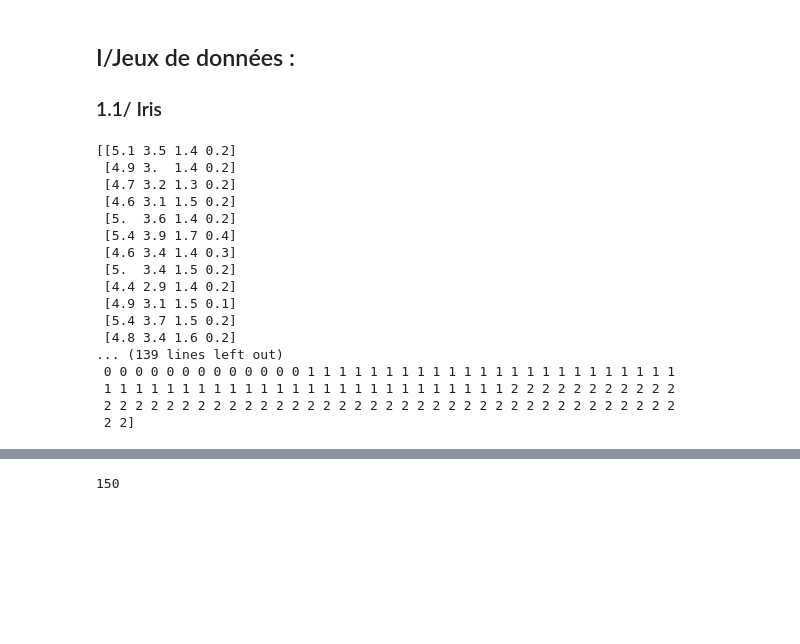
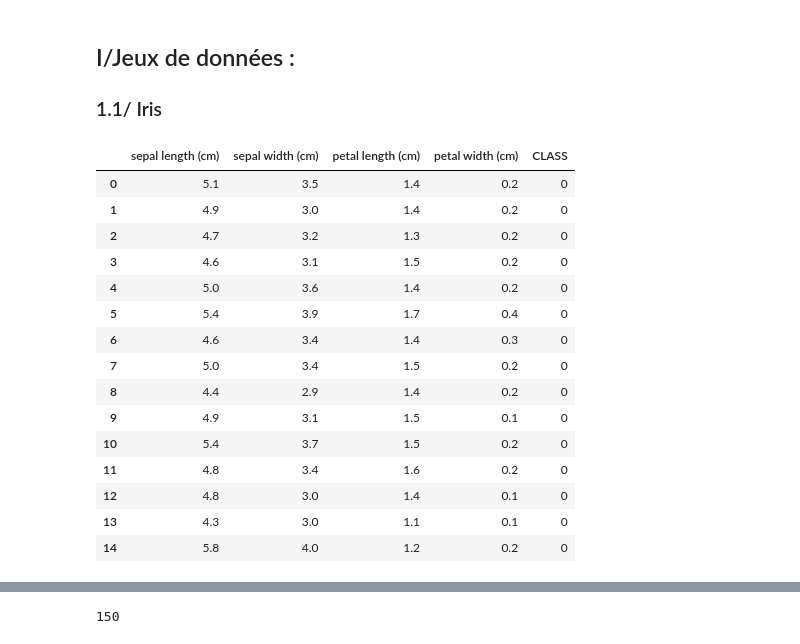
Before and after one commit to benabdalla-oussama/ML_iris_classification, a Jupyter notebook: Tp2Dataminig.ipynb, the cells around one changed output, grey strips where cells are left out. Drawn from its saved outputs; the diff is of its cells as text; code cells hidden in the pictures; blank space fills up the shorter version.

```diff
--- a/Tp2Dataminig.ipynb
+++ b/Tp2Dataminig.ipynb
@@ -22,23 +23,24 @@ from sklearn import tree
 ### 1.1/ Iris
 # %%
 irisData = datasets.load_iris()
-print (irisData.data)
-print (irisData.target)
+ir = pd.DataFrame(irisData.data)
+ir.columns = irisData.feature_names
+ir['CLASS'] = irisData.target
+ir.head(15)
 # %% [output]
-[[5.1 3.5 1.4 0.2]
- [4.9 3.  1.4 0.2]
- [4.7 3.2 1.3 0.2]
- [4.6 3.1 1.5 0.2]
- [5.  3.6 1.4 0.2]
- [5.4 3.9 1.7 0.4]
- [4.6 3.4 1.4 0.3]
- [5.  3.4 1.5 0.2]
- [4.4 2.9 1.4 0.2]
- [4.9 3.1 1.5 0.1]
- [5.4 3.7 1.5 0.2]
- [4.8 3.4 1.6 0.2]
-... (139 lines left out)
- 0 0 0 0 0 0 0 0 0 0 0 0 0 1 1 1 1 1 1 1 1 1 1 1 1 1 1 1 1 1 1 1 1 1 1 1 1
- 1 1 1 1 1 1 1 1 1 1 1 1 1 1 1 1 1 1 1 1 1 1 1 1 1 1 2 2 2 2 2 2 2 2 2 2 2
- 2 2 2 2 2 2 2 2 2 2 2 2 2 2 2 2 2 2 2 2 2 2 2 2 2 2 2 2 2 2 2 2 2 2 2 2 2
- 2 2]
+|  | sepal length (cm) | sepal width (cm) | petal length (cm) | petal width (cm) | CLASS |
+| 0 | 5.1 | 3.5 | 1.4 | 0.2 | 0 |
+| 1 | 4.9 | 3.0 | 1.4 | 0.2 | 0 |
+| 2 | 4.7 | 3.2 | 1.3 | 0.2 | 0 |
+| 3 | 4.6 | 3.1 | 1.5 | 0.2 | 0 |
+| 4 | 5.0 | 3.6 | 1.4 | 0.2 | 0 |
+| 5 | 5.4 | 3.9 | 1.7 | 0.4 | 0 |
+| 6 | 4.6 | 3.4 | 1.4 | 0.3 | 0 |
+| 7 | 5.0 | 3.4 | 1.5 | 0.2 | 0 |
+| 8 | 4.4 | 2.9 | 1.4 | 0.2 | 0 |
+| 9 | 4.9 | 3.1 | 1.5 | 0.1 | 0 |
+| 10 | 5.4 | 3.7 | 1.5 | 0.2 | 0 |
+| 11 | 4.8 | 3.4 | 1.6 | 0.2 | 0 |
+| 12 | 4.8 | 3.0 | 1.4 | 0.1 | 0 |
+| 13 | 4.3 | 3.0 | 1.1 | 0.1 | 0 |
+| 14 | 5.8 | 4.0 | 1.2 | 0.2 | 0 |
```
Also changed, not shown: parts of 8 cells of this notebook.
